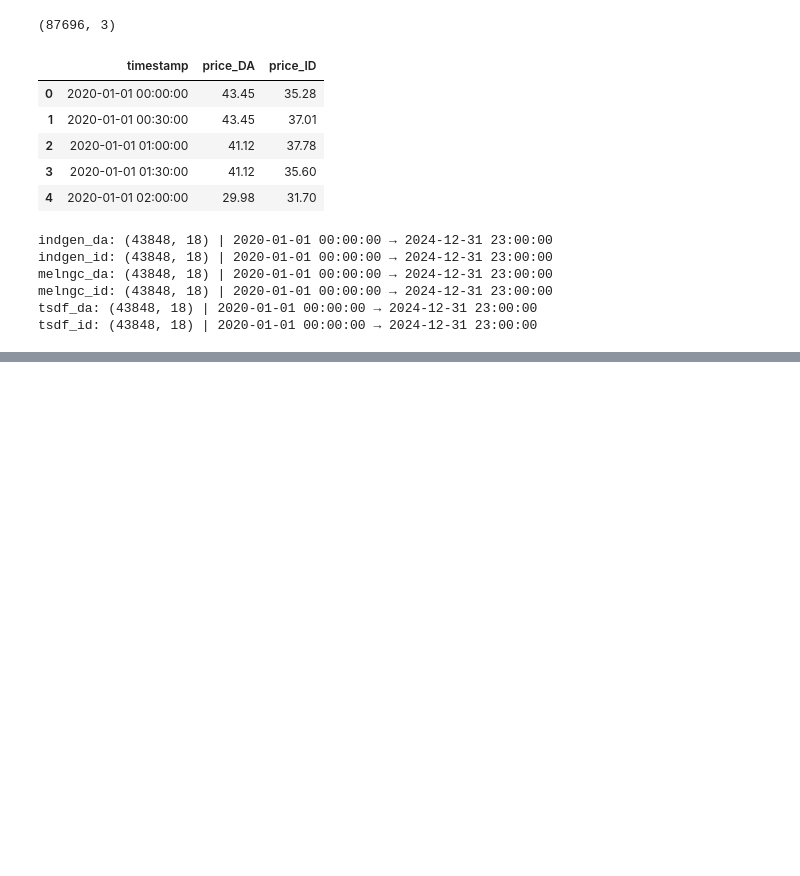
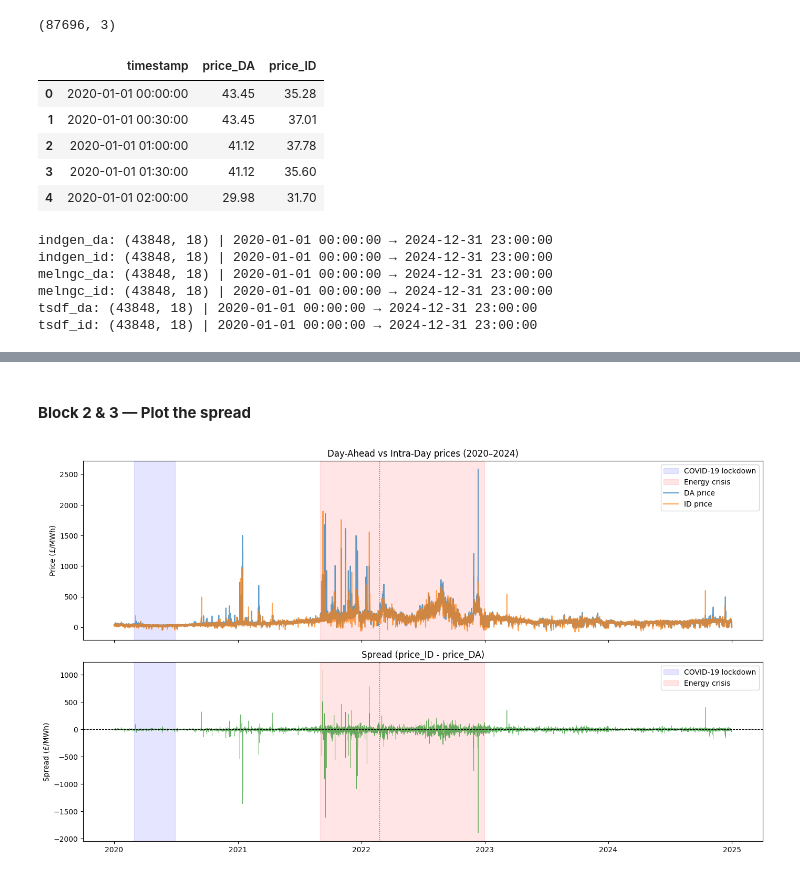
Before and after one commit to axelcohen75/gb-power-forecasting-suite, a Jupyter notebook: Engie-Exercise.ipynb, the cells around one changed output, grey strips where cells are left out. Saved outputs shown, nothing was run; the diff lists cells and outputs as text; code cells hidden in the pictures; blank space fills up the shorter version.

```diff
--- a/Engie-Exercise.ipynb
+++ b/Engie-Exercise.ipynb
@@ -71,0 +168,8 @@ tsdf_id: (43848, 18) | 2020-01-01 00:00:00 → 2024-12-31 23:00:00
+# %%
+# As we are working with time series, we use forward fill to adress missing values (last value is the best possible estimation)
+
+df = df.sort_values('timestamp')
+df = df.ffill()
+
+# Verify
+print(df.isnull().sum().sum(), "missing values remaining")
@@ -71,0 +186,3 @@ tsdf_id: (43848, 18) | 2020-01-01 00:00:00 → 2024-12-31 23:00:00
+# %%
+df['spread'] = df['price_ID'] - df['price_DA']
+print(df['spread'].describe())
@@ -71,0 +207,39 @@ tsdf_id: (43848, 18) | 2020-01-01 00:00:00 → 2024-12-31 23:00:00
+# %% [markdown]
+#### **Block 2 & 3 — Plot the spread**
+# %%
+# Made with AI
+
+fig, (ax1, ax2) = plt.subplots(2, 1, figsize=(14, 8), sharex=True)
+
+# Define periods
+periods = [
+    {'start': '2020-03-01', 'end': '2020-06-30', 'label': 'COVID-19 lockdown', 'color': 'blue'},
+    {'start': '2021-09-01', 'end': '2022-12-31', 'label': 'Energy crisis',     'color': 'red'},
+]
+
+for ax in (ax1, ax2):
+    for p in periods:
+        ax.axvspan(pd.Timestamp(p['start']), pd.Timestamp(p['end']),
+                   color=p['color'], alpha=0.1, label=p['label'])
+    # Ukraine invasion : vertical line
+    ax.axvline(pd.Timestamp('2022-02-24'), color='red', linewidth=1,
+               linestyle=':', alpha=0.8)
+
+# Top : DA vs ID
+ax1.plot(df['timestamp'], df['price_DA'], label='DA price', alpha=0.7)
+ax1.plot(df['timestamp'], df['price_ID'], label='ID price', alpha=0.7)
+ax1.set_title('Day-Ahead vs Intra-Day prices (2020–2024)')
+ax1.set_ylabel('Price (£/MWh)')
+ax1.legend()
+
+# Bottom : spread
+ax2.plot(df['timestamp'], df['spread'], color='green', alpha=0.6, linewidth=0.5)
+ax2.axhline(0, color='black', linewidth=0.8, linestyle='--')
+ax2.set_title('Spread (price_ID - price_DA)')
+ax2.set_ylabel('Spread (£/MWh)')
+ax2.legend()
+
+plt.tight_layout()
+plt.show()
+# %% [output]
+[figure, added]
```
Also changed, not shown: parts of 88 cells of this notebook.
